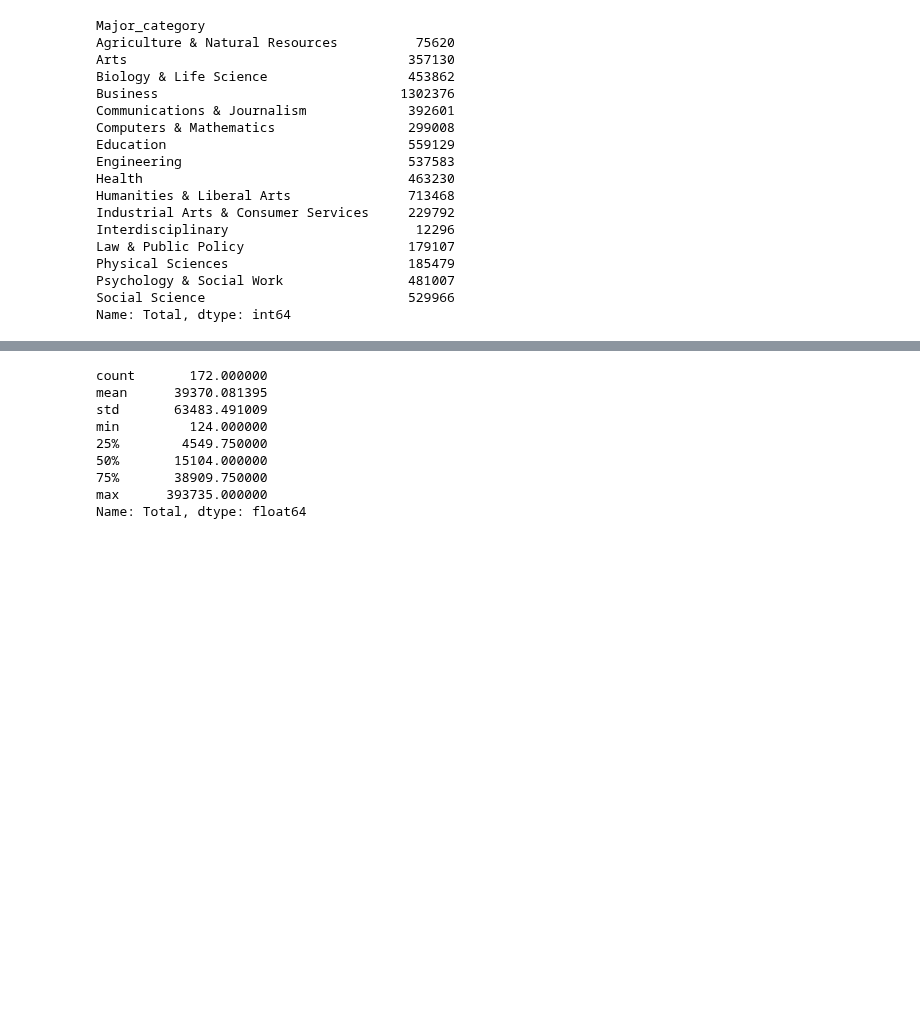
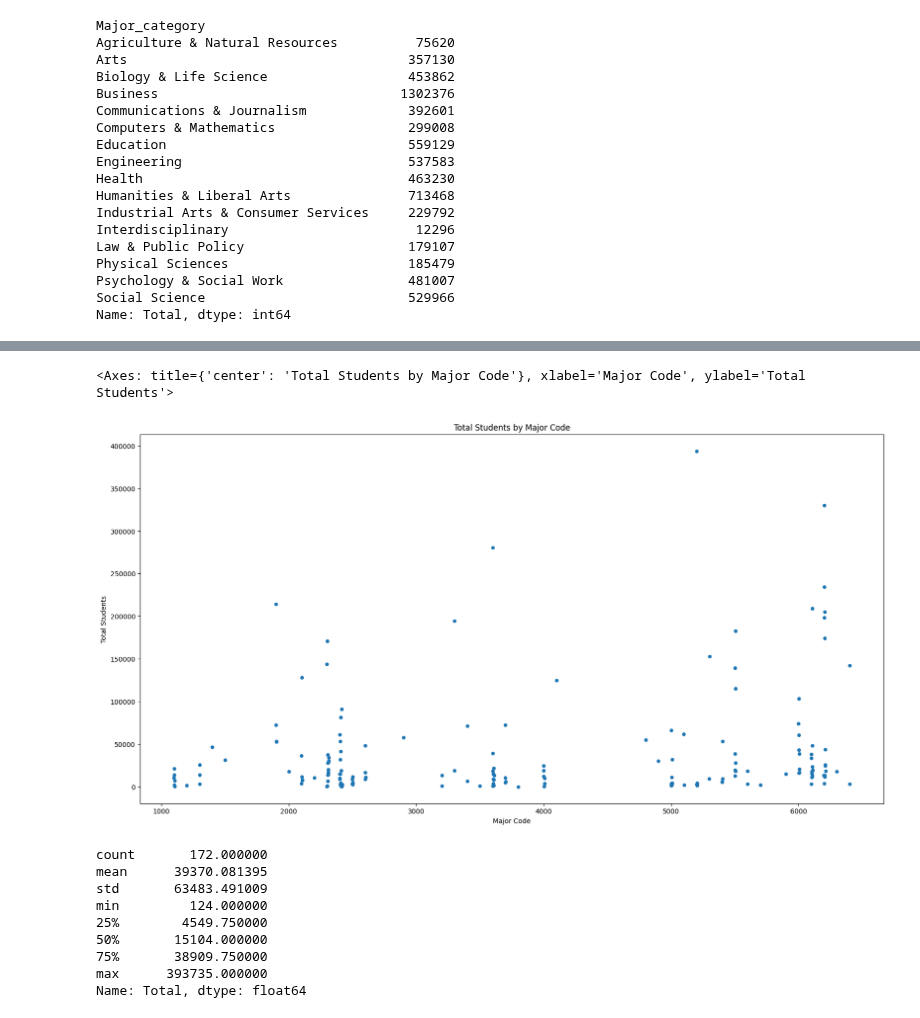
Before and after one commit to O4b1t/data-science-2024F, a Jupyter notebook: unit2/Unit2Project.ipynb, the cells around one changed output, grey strips where cells are left out. Saved outputs shown, nothing was run; the diff lists cells and outputs as text; code cells hidden in the pictures; blank space fills up the shorter version.

```diff
--- a/unit2/Unit2Project.ipynb
+++ b/unit2/Unit2Project.ipynb
@@ -193,3 +214,8 @@ major_student_total.plot(kind = 'bar', title = "Total Students per Major Categor
+# %%
+reviews.plot(kind='scatter', x='Major_code', y='Total', title="Total Students by Major Code", xlabel="Major Code", ylabel="Total Students", figsize=(20, 10))
+# %% [output]
+<Axes: title={'center': 'Total Students by Major Code'}, xlabel='Major Code', ylabel='Total Students'>
+[figure, added]
 # %%
 enroll_summary = reviews['Total'].describe()
 enroll_summary
```
Also changed, not shown: parts of 22 cells of this notebook.
